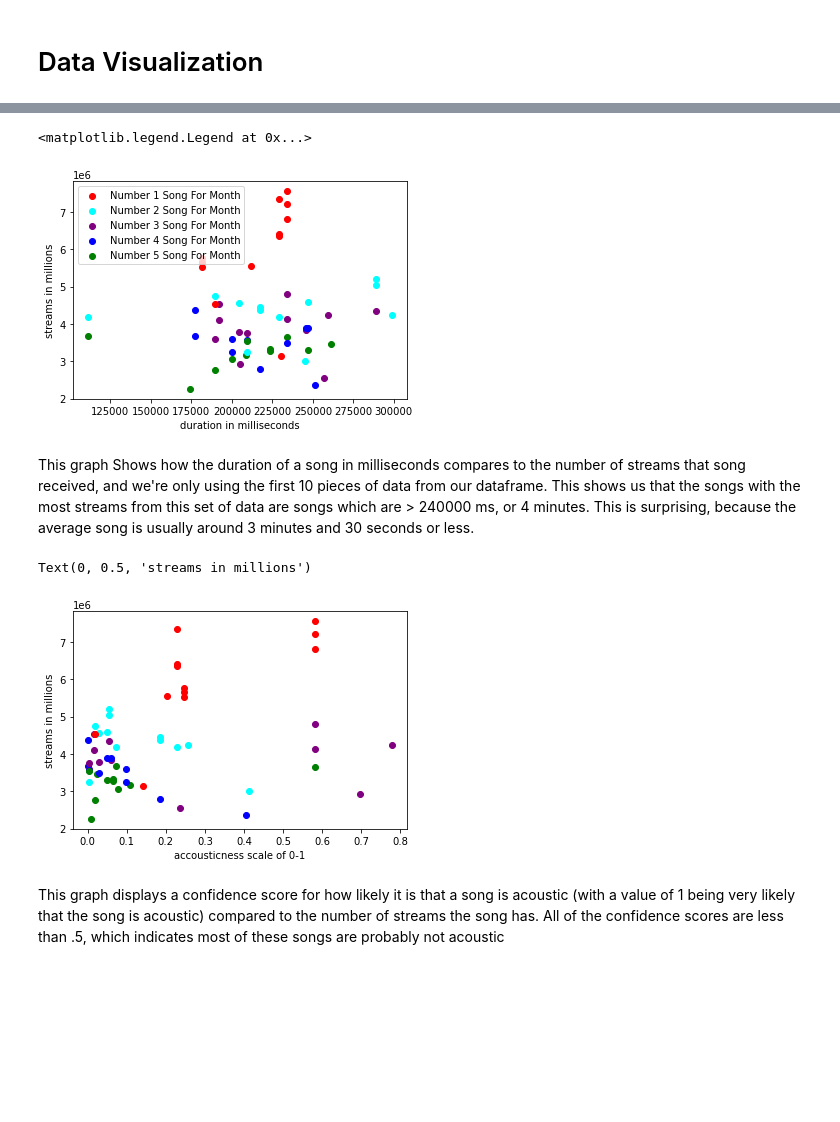
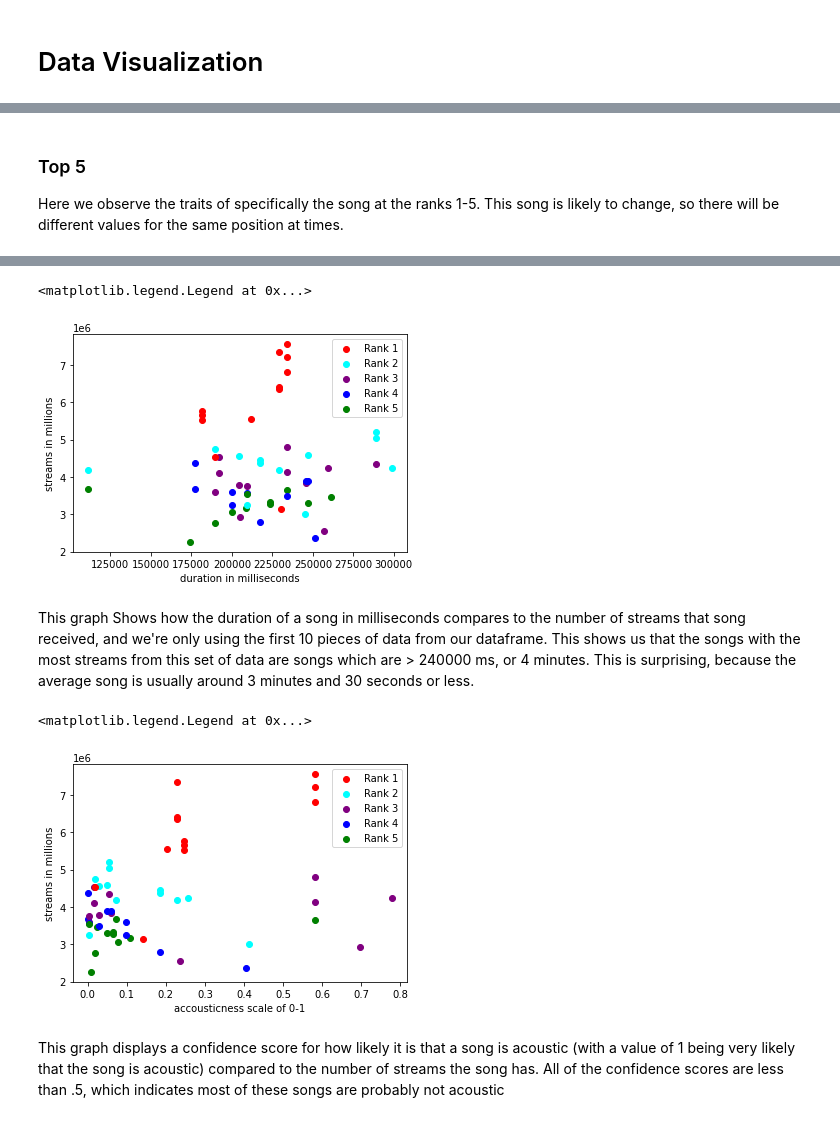
Before and after one commit to amandotzip/groovydata, a Jupyter notebook: final-tutorial.ipynb, the cells around one changed output, grey strips where cells are left out. Drawn from its saved outputs; the diff is of its cells as text; code cells hidden in the pictures; blank space fills up the shorter version.

```diff
--- a/final-tutorial.ipynb
+++ b/final-tutorial.ipynb
@@ -441,3 +485,6 @@ Does popularity/followers make a difference?
+# %% [markdown]
+### Top 5
+Here we observe the traits of specifically the song at the ranks 1-5. This song is likely to change, so there will be different values for the same position at times.
 # %%
 top5s = df.loc[df['position'] <= 5]
 top5s.head()
@@ -451,17 +498,17 @@ top5s.head()
 # %%
 color_list = ['r', 'cyan', 'purple', 'b', 'green']
 
 i = 0
 for index, row in top5s.iterrows():
     plt.scatter(row['duration_ms'],row['streams'], color=color_list[i])
     i = (i + 1) % 5
 
 plt.xlabel('duration in milliseconds')
 plt.ylabel('streams in millions')
-plt.legend(['Number 1 Song For Month', 'Number 2 Song For Month', 'Number 3 Song For Month', 'Number 4 Song For Month', 'Number 5 Song For Month'])
+plt.legend(['Rank 1', 'Rank 2', 'Rank 3', 'Rank 4', 'Rank 5'])
 # %% [output]
 <matplotlib.legend.Legend at 0x...>
-[figure, old version]
+[figure, new version]
 # %% [markdown]
 This graph Shows how the duration of a song in milliseconds compares to the number of streams that song received, and we're only using the first 10 pieces of data from our dataframe. This shows us that the songs with the most streams from this set of data are songs which are > 240000 ms, or 4 minutes. This is surprising, because the average song is usually around 3 minutes and 30 seconds or less.
 # %%
@@ -472,10 +519,10 @@ for index, row in top5s.iterrows():
 
 plt.xlabel('accousticness scale of 0-1')
 plt.ylabel('streams in millions')
-#plt.legend(['Number 1 Song For Month', 'Number 2 Song For Month', 'Number 3 Song For Month', 'Number 4 Song For Month', 'Number 5 Song For Month'])
+plt.legend(['Rank 1', 'Rank 2', 'Rank 3', 'Rank 4', 'Rank 5'])
 # %% [output]
-Text(0, 0.5, 'streams in millions')
+<matplotlib.legend.Legend at 0x...>
-[figure, old version]
+[figure, new version]
 # %% [markdown]
 This graph displays a confidence score for how likely it is that a song is acoustic (with a value of 1 being very likely that the song is acoustic) compared to the number of streams the song has. All of the confidence scores are less than .5, which indicates most of these songs are probably not acoustic
 # %%
```
Also changed, not shown: parts of 64 cells of this notebook, 2 other files.
